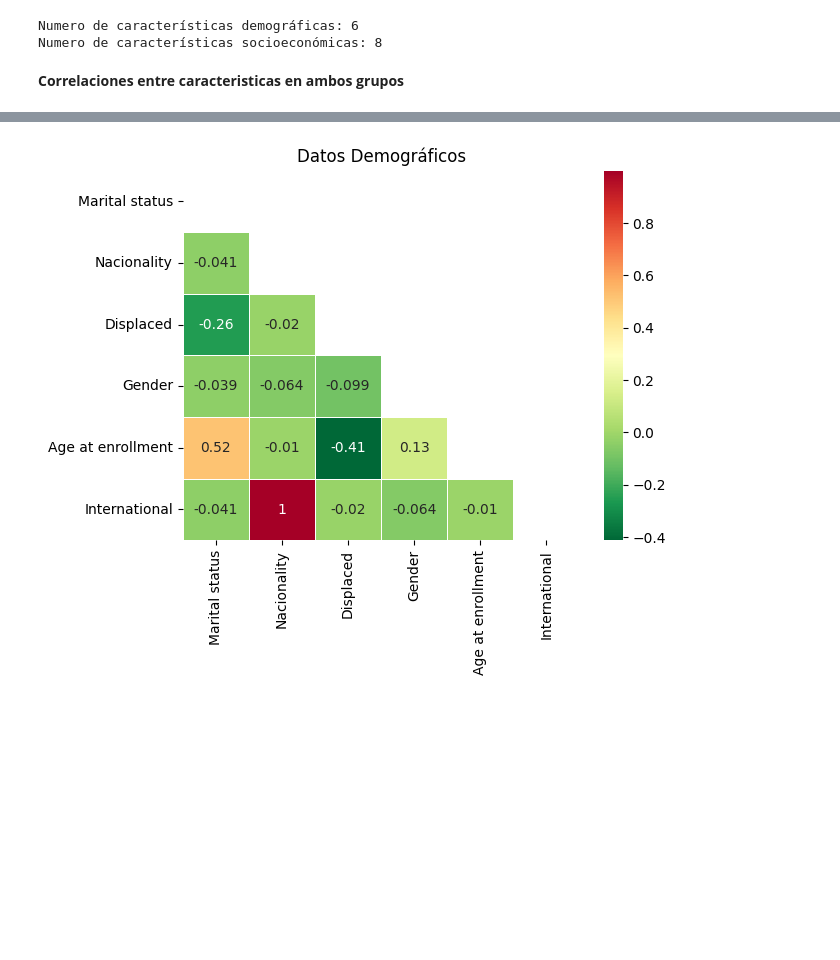
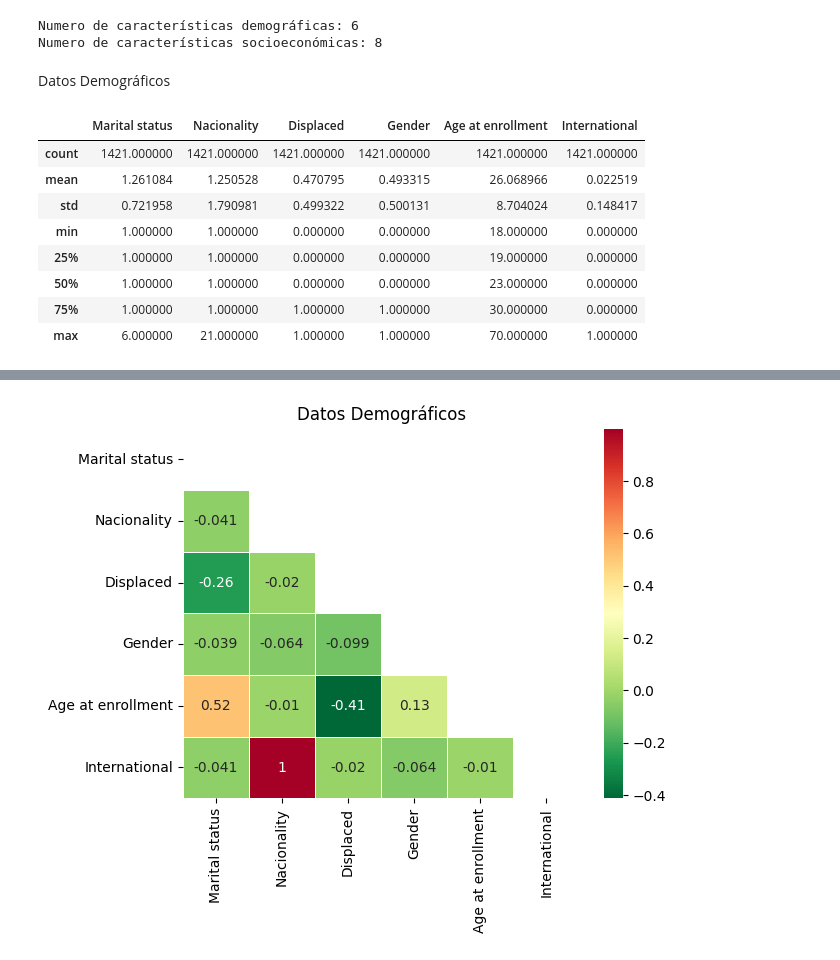
Before and after one commit to jarodriguezf/Student_Analysis, a Jupyter notebook: analysis_dropout/sociodemographic.ipynb, the cells around one changed output, grey strips where cells are left out. Saved outputs shown, nothing was run; the diff lists cells and outputs as text; code cells hidden in the pictures; blank space fills up the shorter version.

```diff
--- a/analysis_dropout/sociodemographic.ipynb
+++ b/analysis_dropout/sociodemographic.ipynb
@@ -43,5 +43,17 @@ print('Numero de características socioeconómicas:',len(socioeconomics_features
 # %% [output]
 Numero de características demográficas: 6
 Numero de características socioeconómicas: 8
-# %% [markdown]
-**Correlaciones entre caracteristicas en ambos grupos**
+# %% [markdown]
+Datos Demográficos
+# %%
+demographic_features.describe()
+# %% [output]
+|  | Marital status | Nacionality | Displaced | Gender | Age at enrollment | International |
+| count | 1421.000000 | 1421.000000 | 1421.000000 | 1421.000000 | 1421.000000 | 1421.000000 |
+| mean | 1.261084 | 1.250528 | 0.470795 | 0.493315 | 26.068966 | 0.022519 |
+| std | 0.721958 | 1.790981 | 0.499322 | 0.500131 | 8.704024 | 0.148417 |
+| min | 1.000000 | 1.000000 | 0.000000 | 0.000000 | 18.000000 | 0.000000 |
+| 25% | 1.000000 | 1.000000 | 0.000000 | 0.000000 | 19.000000 | 0.000000 |
+| 50% | 1.000000 | 1.000000 | 0.000000 | 0.000000 | 23.000000 | 0.000000 |
+| 75% | 1.000000 | 1.000000 | 1.000000 | 1.000000 | 30.000000 | 0.000000 |
+| max | 6.000000 | 21.000000 | 1.000000 | 1.000000 | 70.000000 | 1.000000 |
```
Also changed, not shown: parts of 6 cells of this notebook.
